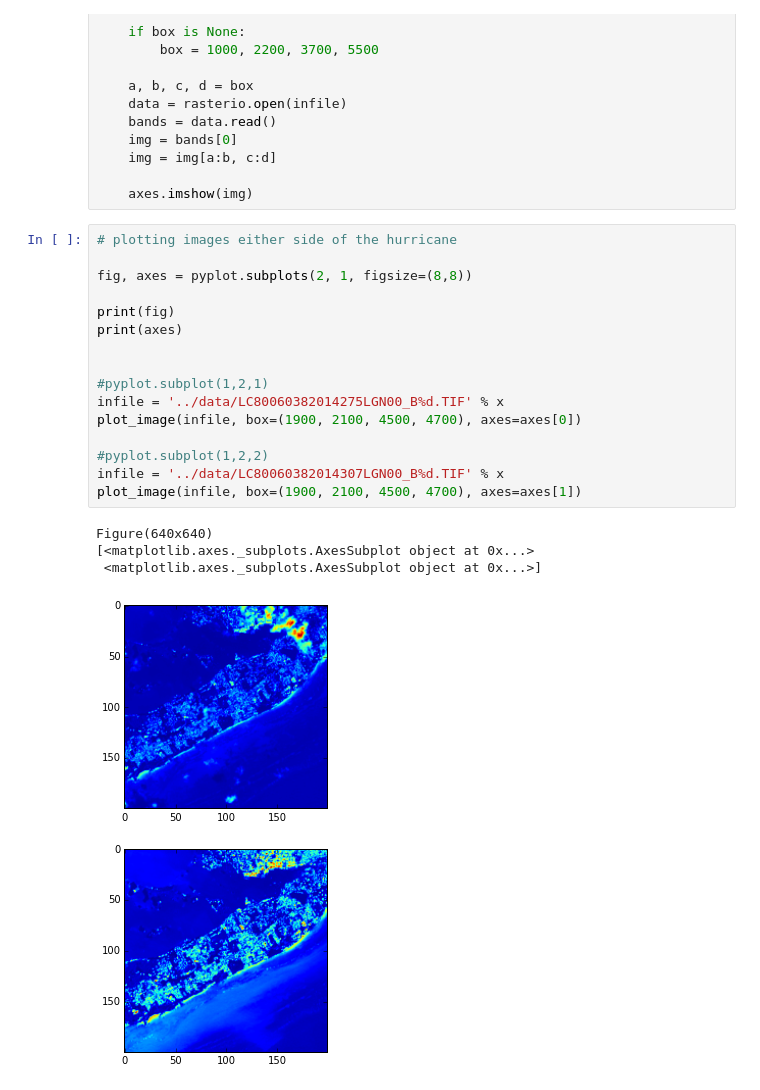
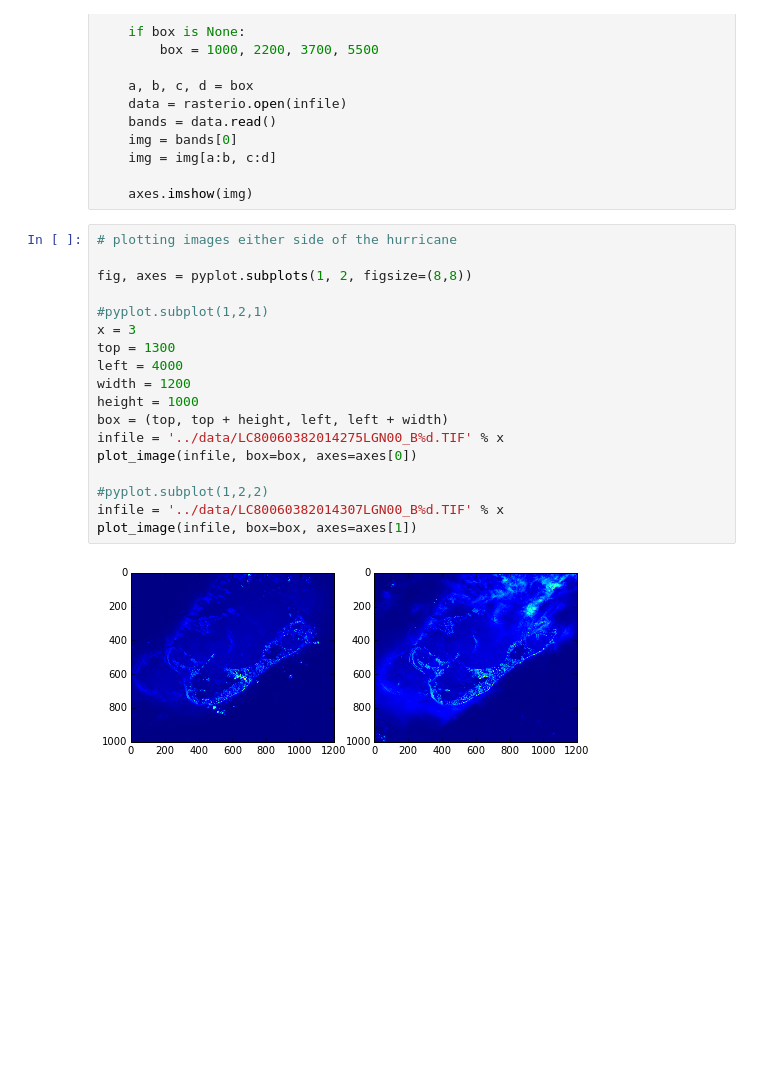
Before and after one commit to peakrisk/peakrisk, a Jupyter notebook: posts/satellite-data-for-fay-and-gonzalo.ipynb, the cells around one changed output. Drawn from its saved outputs; the diff is of its cells as text; blank space fills up the shorter version.

```diff
--- a/posts/satellite-data-for-fay-and-gonzalo.ipynb
+++ b/posts/satellite-data-for-fay-and-gonzalo.ipynb
@@ -166,21 +164,20 @@ def plot_image(infile, box=None, axes=None):
 # %%
 # plotting images either side of the hurricane
 
-fig, axes = pyplot.subplots(2, 1, figsize=(8,8))
-
-print(fig)
-print(axes)
-
+fig, axes = pyplot.subplots(1, 2, figsize=(8,8))
 
 #pyplot.subplot(1,2,1)
+x = 3
+top = 1300
+left = 4000
+width = 1200
+height = 1000
+box = (top, top + height, left, left + width)
 infile = '../data/LC80060382014275LGN00_B%d.TIF' % x
-plot_image(infile, box=(1900, 2100, 4500, 4700), axes=axes[0])
+plot_image(infile, box=box, axes=axes[0])
 
 #pyplot.subplot(1,2,2)
 infile = '../data/LC80060382014307LGN00_B%d.TIF' % x
-plot_image(infile, box=(1900, 2100, 4500, 4700), axes=axes[1])
+plot_image(infile, box=box, axes=axes[1])
 # %% [output]
-Figure(640x640)
-[<matplotlib.axes._subplots.AxesSubplot object at 0x...>
- <matplotlib.axes._subplots.AxesSubplot object at 0x...>]
-[figure, old version]
+[figure, new version]
```
Also changed, not shown: parts of 2 cells of this notebook.
